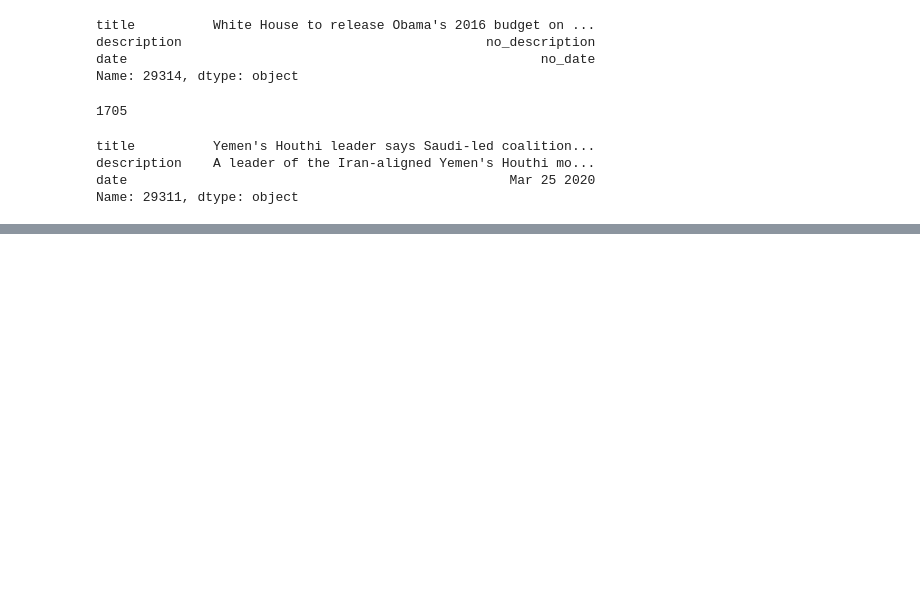
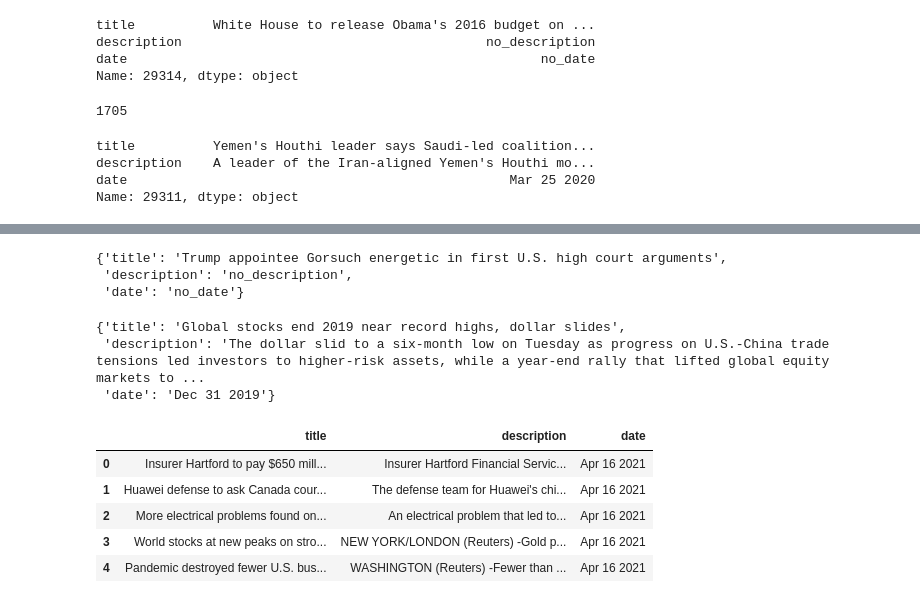
Before and after one commit to hoestlund/thesis, a Jupyter notebook: scraping/reuters.ipynb, the cells around one changed output, grey strips where cells are left out. Saved outputs shown, nothing was run; the diff lists cells and outputs as text; code cells hidden in the pictures; blank space fills up the shorter version.

Commit message:
Business News
The Kaggle dataset uses the business news sections wheras I previously crawled all the stories on World News

```diff
--- a/scraping/reuters.ipynb
+++ b/scraping/reuters.ipynb
@@ -306,0 +305,20 @@ Name: 29311, dtype: object
+# %%
+business_news = []
+
+for page_num in range(2,5000):
+    if(page_num % 100 == 0):
+        # Pages are numbered 1-99
+        continue
+
+    if(page_num % 10 == 0):
+        print('extracting data from page: ' + str(page_num))
+
+    url = get_bus_url(page_num)
+    articles = extract_articles(url)
+
+    business_news.extend(articles)
+
+    if '2019' in articles[0]['date']:
+        break
+    if 'Our apologies, the content you requested' in articles[0]['description']:
+        break
@@ -306,0 +367,24 @@ Name: 29311, dtype: object
+# %%
+business_news[-1]
+# %% [output]
+{'title': 'Trump appointee Gorsuch energetic in first U.S. high court arguments',
+ 'description': 'no_description',
+ 'date': 'no_date'}
+# %%
+business_news[-20]
+# %% [output]
+{'title': 'Global stocks end 2019 near record highs, dollar slides',
+ 'description': 'The dollar slid to a six-month low on Tuesday as progress on U.S.-China trade tensions led investors to higher-risk assets, while a year-end rally that lifted global equity markets to ...
+ 'date': 'Dec 31 2019'}
+# %%
+import pandas as pd
+business_news_result = pd.DataFrame().from_dict(business_news)
+# %%
+business_news_result.head()
+# %% [output]
+|  | title | description | date |
+| 0 | Insurer Hartford to pay $650 mill... | Insurer Hartford Financial Servic... | Apr 16 2021 |
+| 1 | Huawei defense to ask Canada cour... | The defense team for Huawei's chi... | Apr 16 2021 |
+| 2 | More electrical problems found on... | An electrical problem that led to... | Apr 16 2021 |
+| 3 | World stocks at new peaks on stro... | NEW YORK/LONDON (Reuters) -Gold p... | Apr 16 2021 |
+| 4 | Pandemic destroyed fewer U.S. bus... | WASHINGTON (Reuters) -Fewer than ... | Apr 16 2021 |
```
Also changed, not shown: parts of 9 cells of this notebook.
